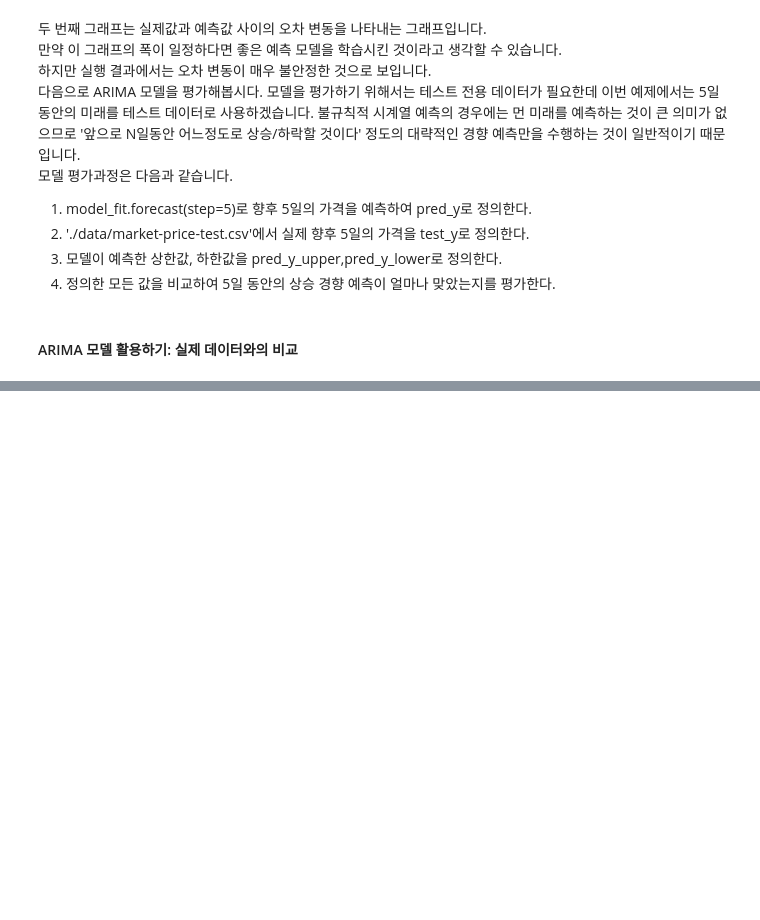
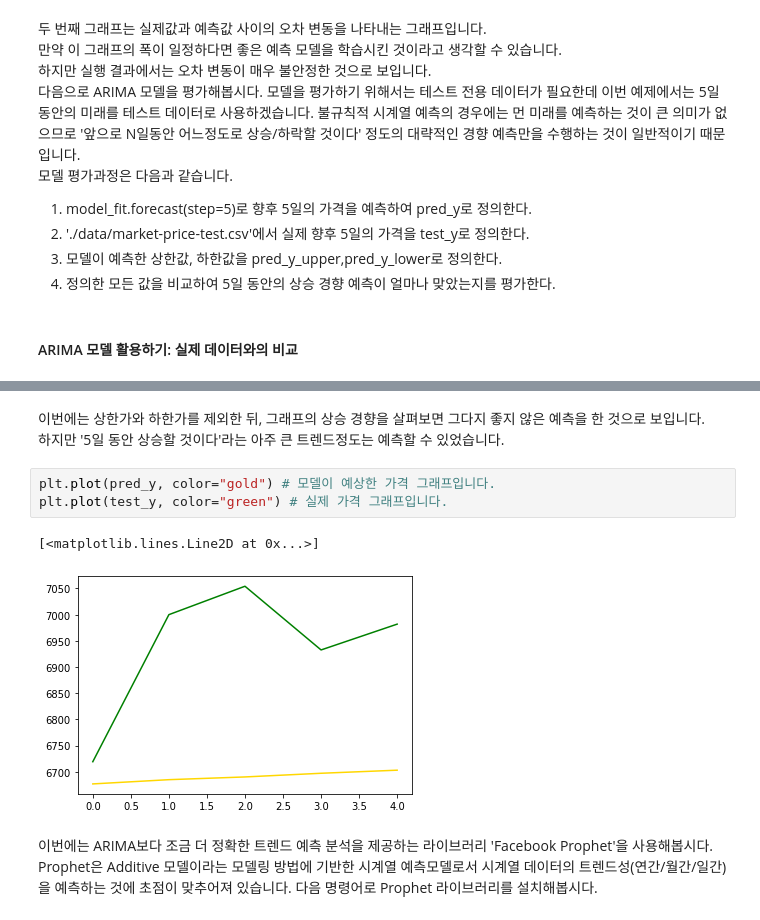
Before and after one commit to wntkdl94/python_data_analysis_study, a Jupyter notebook: bitcoin.ipynb, the cells around one changed output, grey strips where cells are left out. Saved outputs shown, nothing was run; the diff lists cells and outputs as text; blank space fills up the shorter version.

```diff
--- a/bitcoin.ipynb
+++ b/bitcoin.ipynb
@@ -194,0 +210,12 @@ for lower_upper in forecast_data
+# %% [markdown]
+이번에는 상한가와 하한가를 제외한 뒤, 그래프의 상승 경향을 살펴보면 그다지 좋지 않은 예측을 한 것으로 보입니다.
+하지만 '5일 동안 상승할 것이다'라는 아주 큰 트렌드정도는 예측할 수 있었습니다.
+# %%
+plt.plot(pred_y, color="gold") # 모델이 예상한 가격 그래프입니다.
+plt.plot(test_y, color="green") # 실제 가격 그래프입니다.
+# %% [output]
+[<matplotlib.lines.Line2D at 0x...>]
+[figure, added]
+# %% [markdown]
+이번에는 ARIMA보다 조금 더 정확한 트렌드 예측 분석을 제공하는 라이브러리 'Facebook Prophet'을 사용해봅시다.
+Prophet은 Additive 모델이라는 모델링 방법에 기반한 시계열 예측모델로서 시계열 데이터의 트렌드성(연간/월간/일간)을 예측하는 것에 초점이 맞추어져 있습니다. 다음 명령어로 Prophet 라이브러리를 설치해봅시다.
```
Also changed, not shown: parts of 20 cells of this notebook.
